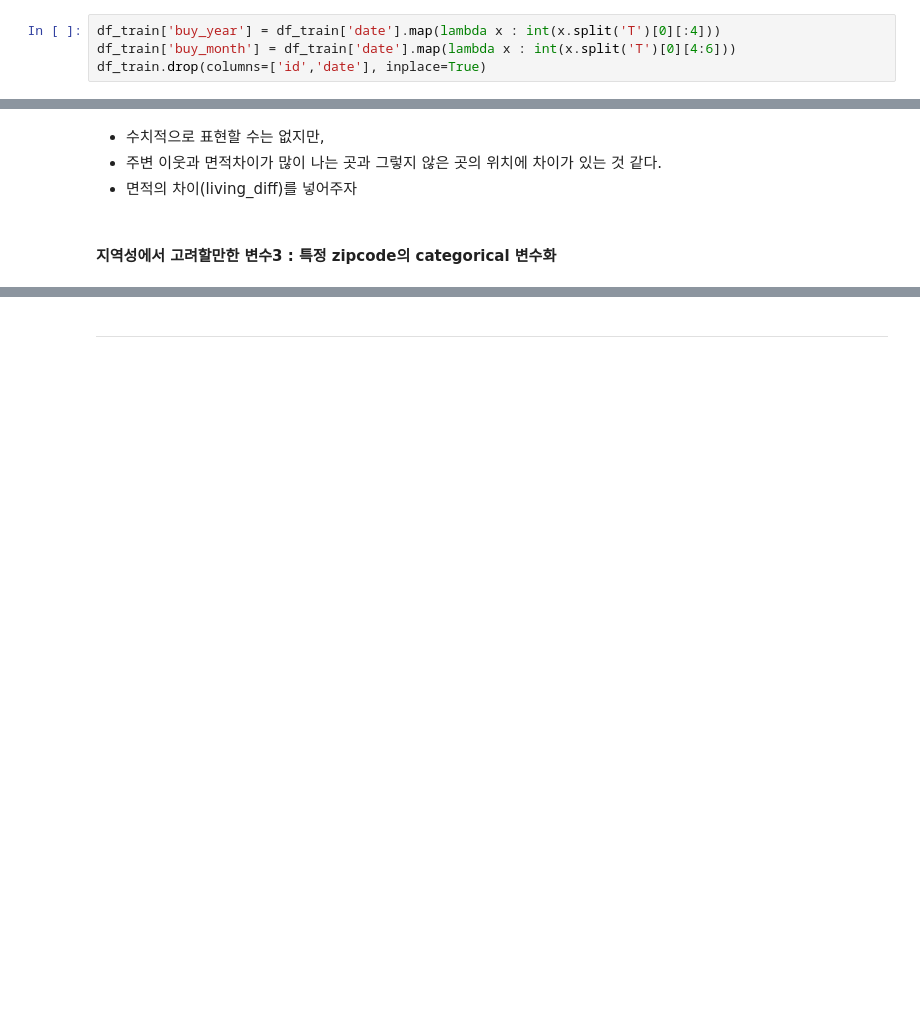
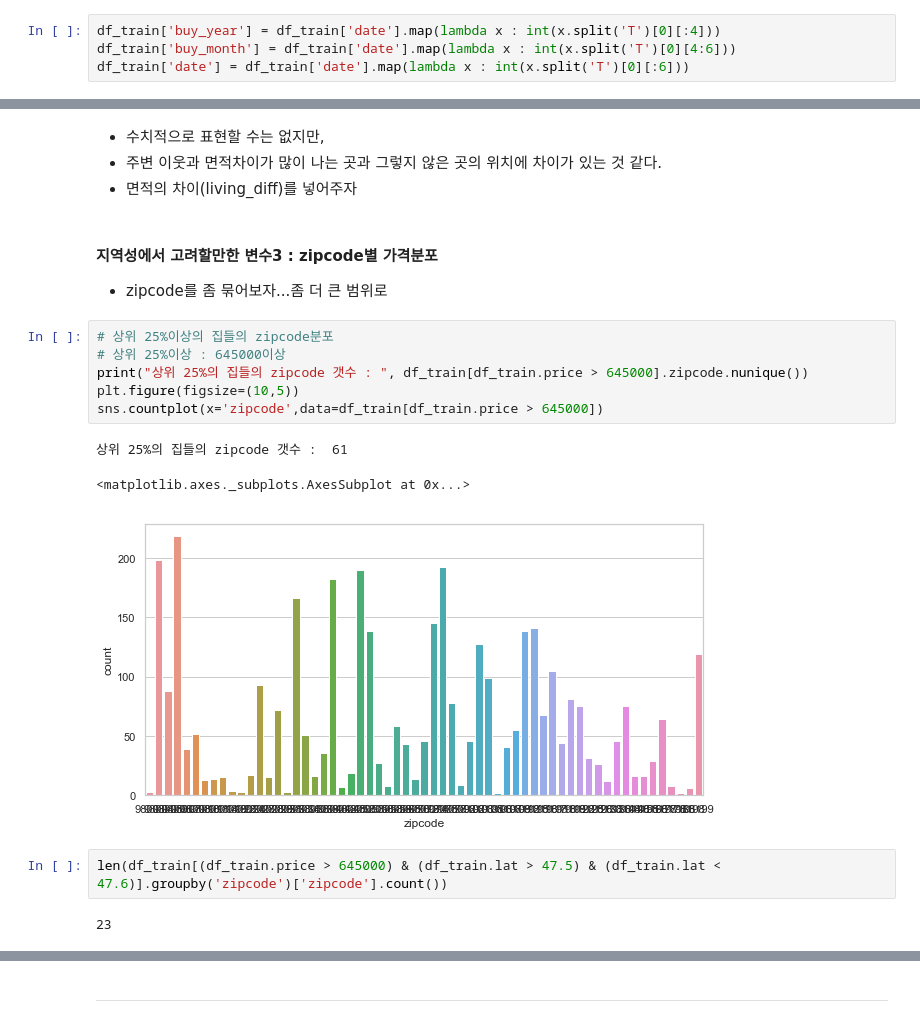
Before and after one commit to Junhojuno/everyday-kaggle, a Jupyter notebook: houseprice_prediction/code/Lets-EDA-it.ipynb, the cells around one changed output, grey strips where cells are left out. Drawn from its saved outputs; the diff is of its cells as text; blank space fills up the shorter version.

```diff
--- a/houseprice_prediction/code/Lets-EDA-it.ipynb
+++ b/houseprice_prediction/code/Lets-EDA-it.ipynb
@@ -1121,7 +1139,7 @@ df_train.tail()
 # %%
 df_train['buy_year'] = df_train['date'].map(lambda x : int(x.split('T')[0][:4]))
 df_train['buy_month'] = df_train['date'].map(lambda x : int(x.split('T')[0][4:6]))
-df_train.drop(columns=['id','date'], inplace=True)
+df_train['date'] = df_train['date'].map(lambda x : int(x.split('T')[0][:6]))
 # %%
 df_train['bathrooms'].unique()
 # %% [output]
@@ -1468,5 +1486,20 @@ sns.scatterplot(x='long', y='lat', data=df_train[df_train['living_diff'] == 0],
 - 수치적으로 표현할 수는 없지만,
 - 주변 이웃과 면적차이가 많이 나는 곳과 그렇지 않은 곳의 위치에 차이가 있는 것 같다.
 - 면적의 차이(living_diff)를 넣어주자
-# %% [markdown]
-#### 지역성에서 고려할만한 변수3 : 특정 zipcode의 categorical 변수화
+# %% [markdown]
+#### 지역성에서 고려할만한 변수3 : zipcode별 가격분포
+- zipcode를 좀 묶어보자...좀 더 큰 범위로
+# %%
+# 상위 25%이상의 집들의 zipcode분포
+# 상위 25%이상 : 645000이상
+print("상위 25%의 집들의 zipcode 갯수 : ", df_train[df_train.price > 645000].zipcode.nunique())
+plt.figure(figsize=(10,5))
+sns.countplot(x='zipcode',data=df_train[df_train.price > 645000])
+# %% [output]
+상위 25%의 집들의 zipcode 갯수 :  61
+<matplotlib.axes._subplots.AxesSubplot at 0x...>
+[figure, added]
+# %%
+len(df_train[(df_train.price > 645000) & (df_train.lat > 47.5) & (df_train.lat < 47.6)].groupby('zipcode')['zipcode'].count())
+# %% [output]
+23
```
Also changed, not shown: parts of 38 cells of this notebook.
